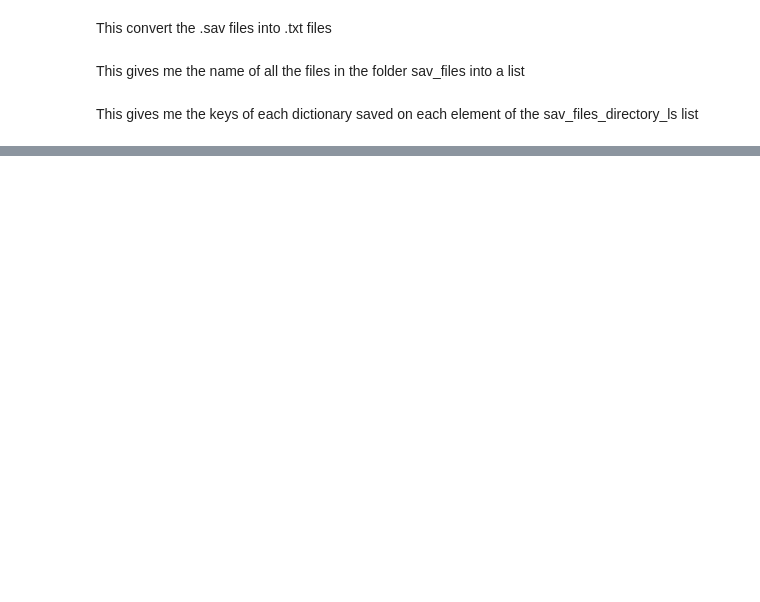
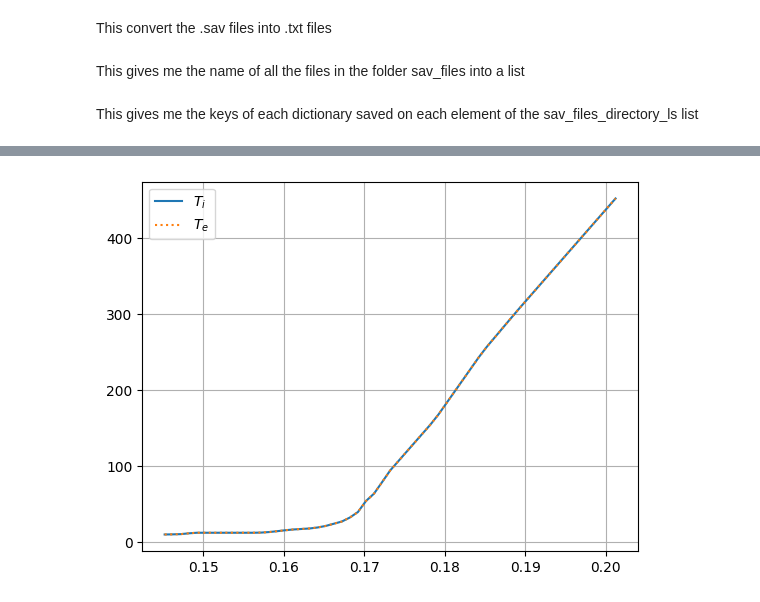
Before and after one commit to W-M-plasma-group/KN1DPy, a Jupyter notebook: tests_Carlo.ipynb, the cells around one changed output, grey strips where cells are left out. Drawn from its saved outputs; the diff is of its cells as text; code cells hidden in the pictures; blank space fills up the shorter version.

```diff
--- a/tests_Carlo.ipynb
+++ b/tests_Carlo.ipynb
@@ -58,0 +51,8 @@ dict_keys(['x', 'x_lim', 'x_sep', 'p_wall', 'mu', 't_i', 't_e', 'n_e', 'vx', 'lc
+# %%
+plt.plot(sav_info[0]['x'],sav_info[0]['t_i'],label =r'$T_i$')
+plt.plot(sav_info[0]['x'],sav_info[0]['t_e'],label =r'$T_e$',linestyle = ':')
+plt.grid(True)
+plt.legend()
+plt.show()
+# %% [output]
+[figure, added]
```
Also changed, not shown: parts of 5 cells of this notebook.
